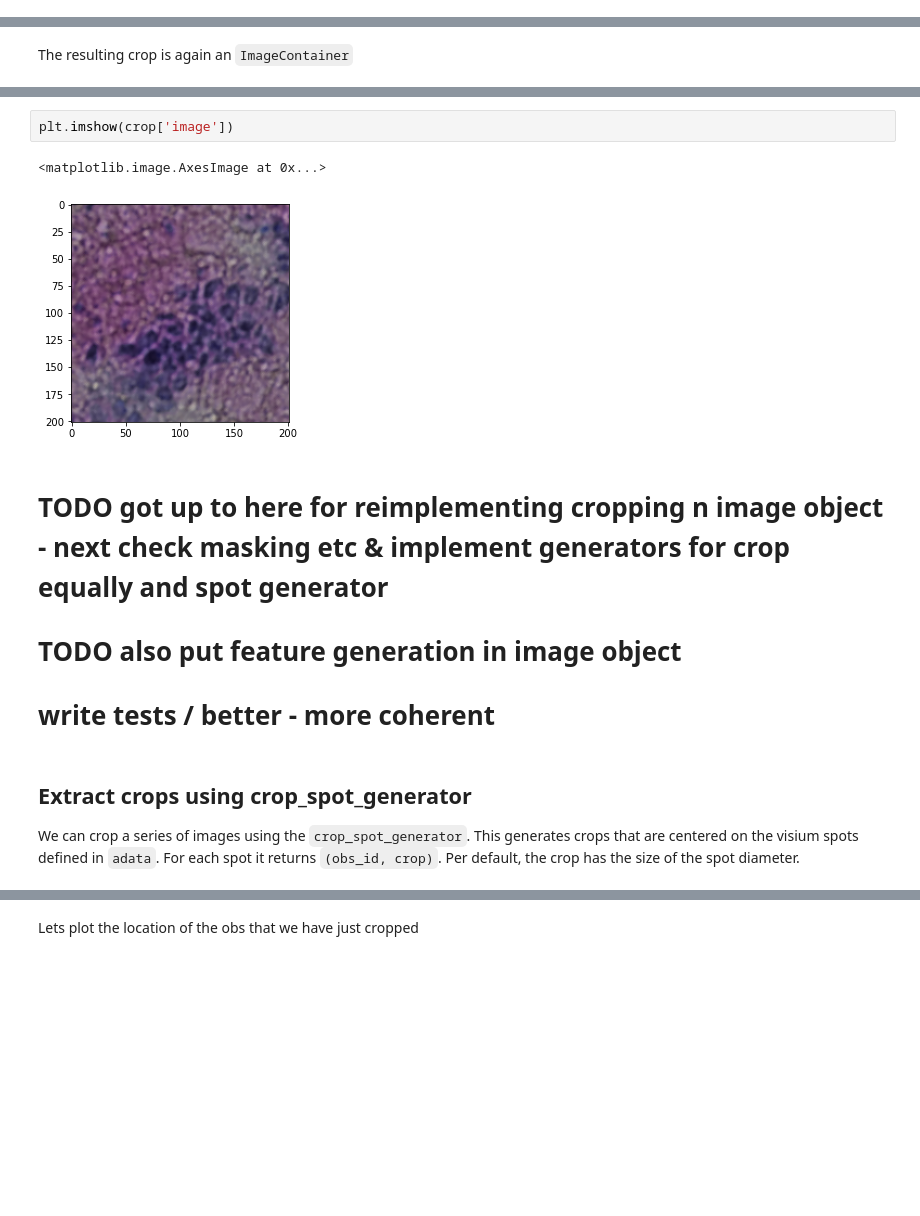
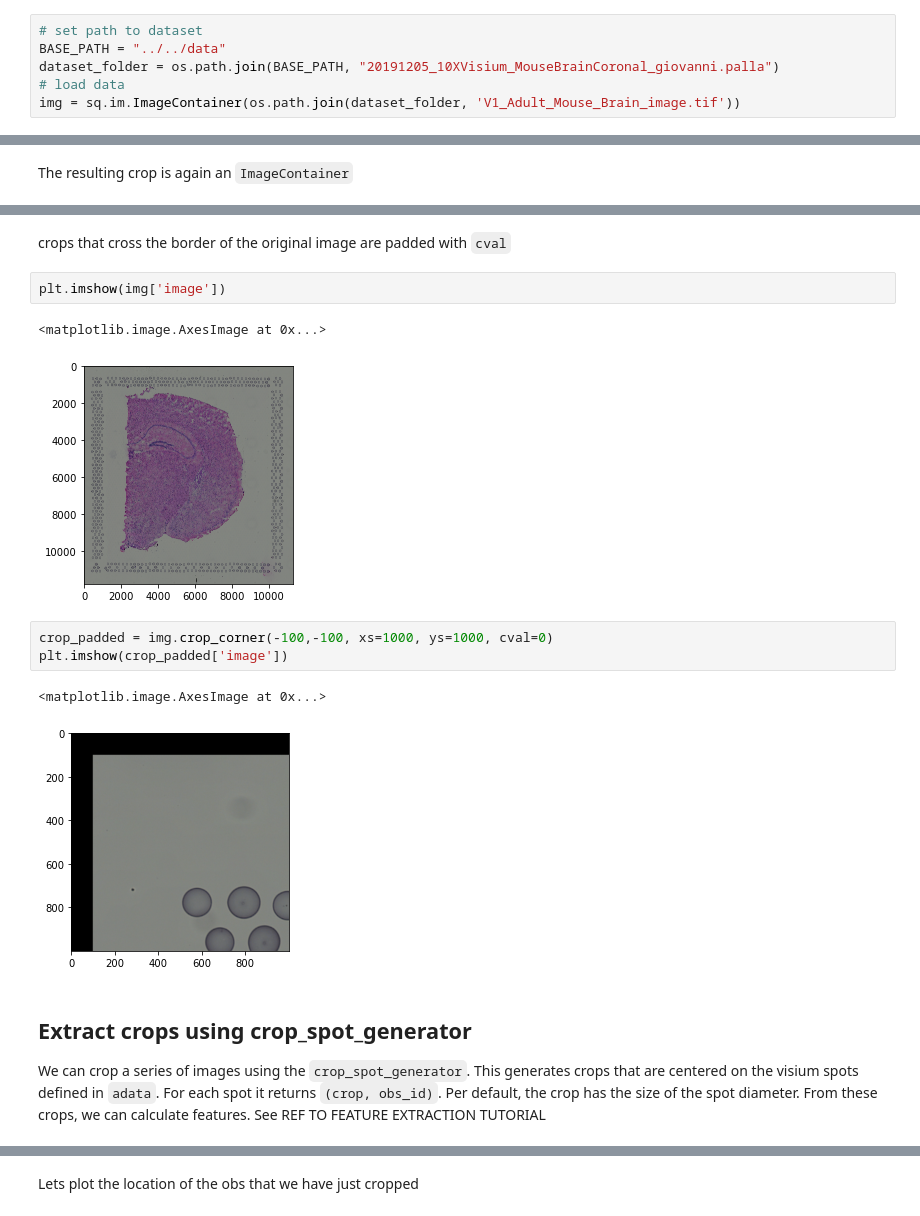
Before and after one commit to scverse/squidpy, a Jupyter notebook: notebooks/tutorial_imagecontainer.ipynb, the cells around one changed output, grey strips where cells are left out. Saved outputs shown, nothing was run; the diff lists cells and outputs as text; blank space fills up the shorter version.

```diff
--- a/notebooks/tutorial_imagecontainer.ipynb
+++ b/notebooks/tutorial_imagecontainer.ipynb
@@ -21,3 +19,9 @@ The constructor takes as input a path to an image on disk, or a numpy array. The
+# %%
+# set path to dataset
+BASE_PATH = "../../data"
+dataset_folder = os.path.join(BASE_PATH, "20191205_10XVisium_MouseBrainCoronal_giovanni.palla")
+# load data
+img = sq.im.ImageContainer(os.path.join(dataset_folder, 'V1_Adult_Mouse_Brain_image.tif'))
 # %% [markdown]
 `read_visium_data` is a convenience function that loads both the AnnData object and the ImageContainer object from a given folder containing a visium dataset.
 Internally, it calls `ImageContainer()` with default aguments.
@@ -140,15 +127,17 @@ ImageContainer object with 2 layers
+# %% [markdown]
+crops that cross the border of the original image are padded with `cval`
 # %%
-plt.imshow(crop['image'])
+plt.imshow(img['image'])
 # %% [output]
 <matplotlib.image.AxesImage at 0x...>
-[figure, old version]
+[figure, new version]
-# %% [markdown]
-# TODO got up to here for reimplementing cropping n image object - next check masking etc & implement generators for crop equally and spot generator
-
-# TODO also put feature generation in image object
-
-# write tests / better - more coherent
+# %%
+crop_padded = img.crop_corner(-100,-100, xs=1000, ys=1000, cval=0)
+plt.imshow(crop_padded['image'])
+# %% [output]
+<matplotlib.image.AxesImage at 0x...>
+[figure, added]
 # %% [markdown]
 ## Extract crops using crop_spot_generator
-We can crop a series of images using the `crop_spot_generator`. This generates crops that are centered on the visium spots defined in `adata`. For each spot it returns `(obs_id, crop)`.
-Per default, the crop has the size of the spot diameter.
+We can crop a series of images using the `crop_spot_generator`. This generates crops that are centered on the visium spots defined in `adata`. For each spot it returns `(crop, obs_id)`.
+Per default, the crop has the size of the spot diameter. From these crops, we can calculate features. See REF TO FEATURE EXTRACTION TUTORIAL
```
Also changed, not shown: parts of 32 cells of this notebook, 10 other files.
